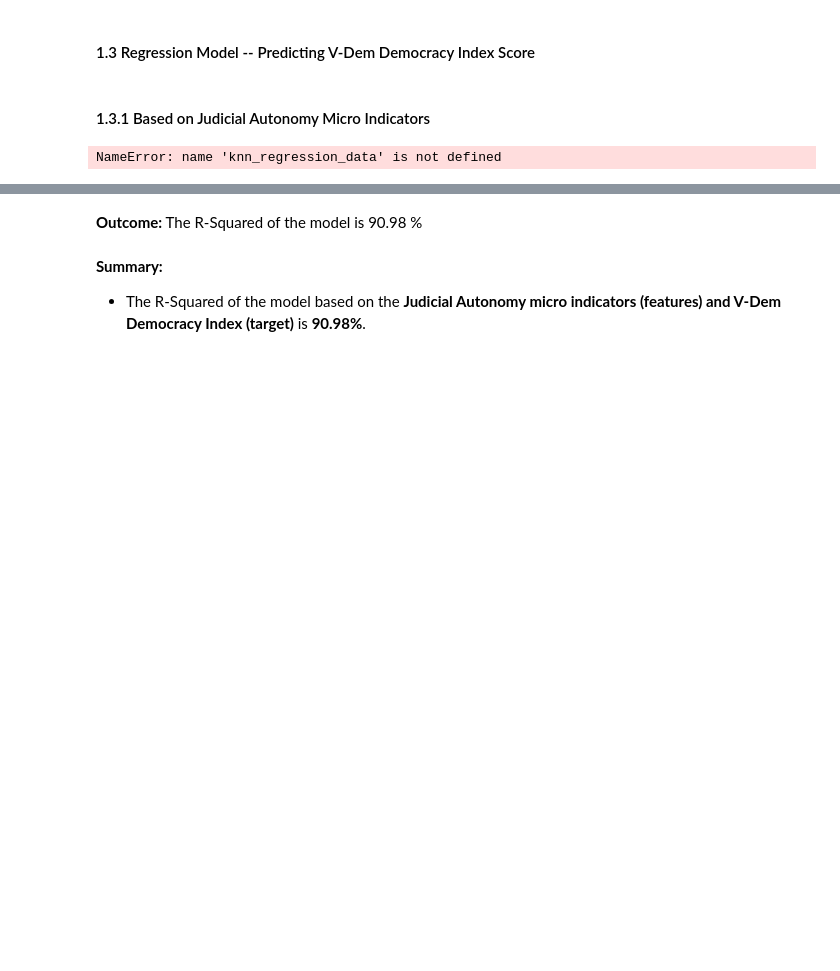
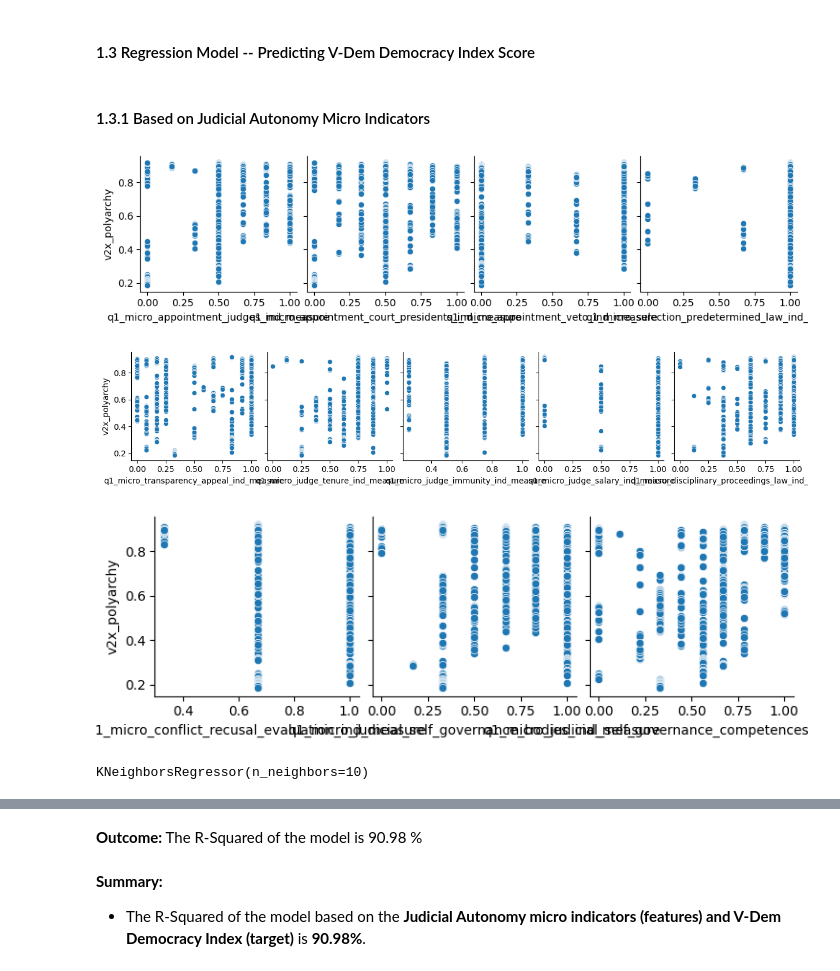
Before and after one commit to najafriederike/judicial-autonomy-index, a Jupyter notebook: notebooks/machine_learning.ipynb, the cells around one changed output, grey strips where cells are left out. Saved outputs shown, nothing was run; the diff lists cells and outputs as text; code cells hidden in the pictures; blank space fills up the shorter version.

```diff
--- a/notebooks/machine_learning.ipynb
+++ b/notebooks/machine_learning.ipynb
@@ -22,10 +21,9 @@ try:
 except:
     print("Yaml file not found.")
 # %%
-# Load merged datasets -- Judicial Autonomy index, macro and microindicators subset & V-Dem Dataset
+# Load merged datasets -- Judicial Autonomy index, macro and micro indicators subset & V-Dem Dataset
 
 q1_index_macro_micro_vdem = pd.read_csv(config['output_data']['q1_output_index_macro_micro_vdem'])
-q1_index_macro_micro_vdem = q1_index_macro_micro_vdem.drop(columns=['Unnamed: 0.1', 'Unnamed: 0'])
 q1_index_macro_micro_vdem.head()
 # %% [output]
 |  | country | year | country_year | index_measure | q1_macro_appointment_procedures_i... | q1_micro_appointment_judges_ind_m... | ... |
@@ -273,11 +307,13 @@ knn_regression_data_micro = q1_index_macro_micro_vdem[columns_micro_knn_regr_mod
 # %%
 # Pairplot to check distribution of values
 
-sns.pairplot(knn_regression_data, y_vars=['v2x_polyarchy'], x_vars=knn_regression_data.columns[1:5], kind='scatter')
-sns.pairplot(knn_regression_data, y_vars=['v2x_polyarchy'], x_vars=knn_regression_data.columns[6:11], kind='scatter')
-sns.pairplot(knn_regression_data, y_vars=['v2x_polyarchy'], x_vars=knn_regression_data.columns[12:15], kind='scatter');
+sns.pairplot(knn_regression_data_micro, y_vars=['v2x_polyarchy'], x_vars=knn_regression_data_micro.columns[1:5], kind='scatter')
+sns.pairplot(knn_regression_data_micro, y_vars=['v2x_polyarchy'], x_vars=knn_regression_data_micro.columns[6:11], kind='scatter')
+sns.pairplot(knn_regression_data_micro, y_vars=['v2x_polyarchy'], x_vars=knn_regression_data_micro.columns[12:15], kind='scatter');
 # %% [output]
-NameError: name 'knn_regression_data' is not defined
+[figure, added]
+[figure, added]
+[figure, added]
 # %%
 # Define target and features
 target = knn_regression_data_micro['v2x_polyarchy']
@@ -291,6 +327,8 @@ knn_reg_micro = KNeighborsRegressor(n_neighbors=10)
 # %%
 # Fit the model
 knn_reg_micro.fit(X_train, y_train)
+# %% [output]
+KNeighborsRegressor(n_neighbors=10)
 # %%
 pred = knn_reg_micro.predict(X_train)
 #pred
```
Also changed, not shown: parts of 60 cells of this notebook.
